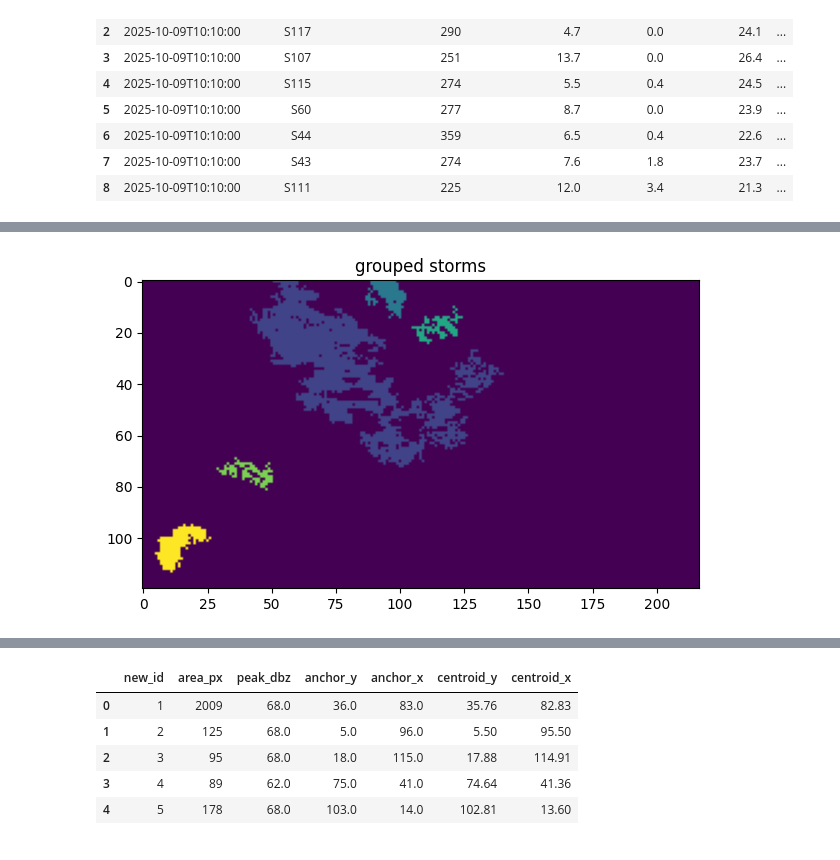
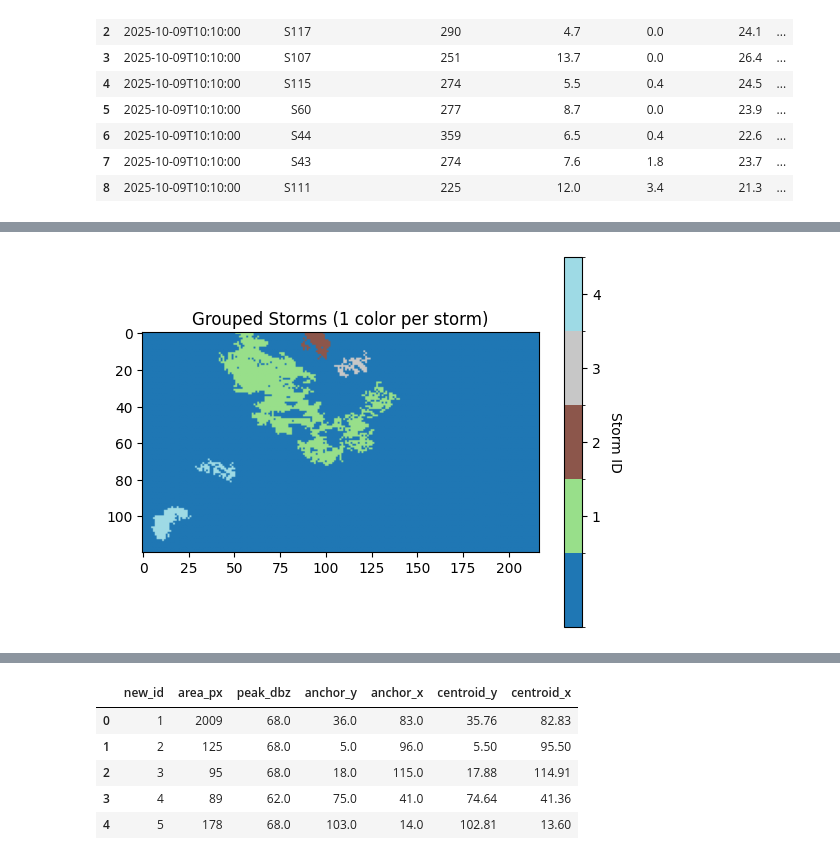
Before and after one commit to ShayneTan03/weather_app, a Jupyter notebook: backend/storm_object_detector/dev.ipynb, the cells around one changed output, grey strips where cells are left out. Drawn from its saved outputs; the diff is of its cells as text; code cells hidden in the pictures.

```diff
--- a/backend/storm_object_detector/dev.ipynb
+++ b/backend/storm_object_detector/dev.ipynb
@@ -206,7 +228,20 @@ possible_storm_df
 # %%
-plt.figure(figsize=(8,4))
-plt.imshow(possible_storm_grid)
-plt.title("grouped storms")
+unique_labels = np.unique(possible_storm_grid)
+unique_labels = unique_labels[unique_labels != 0]
+
+# create a discrete colormap with one color per storm
+cmap = plt.get_cmap("tab20", len(unique_labels))
+norm = colors.BoundaryNorm(boundaries=np.arange(len(unique_labels)+1)-0.5,
+                           ncolors=len(unique_labels))
+
+# plot the labeled grid
+im = plt.imshow(possible_storm_grid, cmap=cmap, norm=norm)
+
+# add discrete colorbar with storm IDs
+cbar = plt.colorbar(im, ticks=unique_labels)
+cbar.set_label("Storm ID", rotation=270, labelpad=15)
+
+plt.title("Grouped Storms (1 color per storm)")
 plt.show()
 # %% [output]
-[figure, old version]
+[figure, new version]
```
Also changed, not shown: parts of 7 cells of this notebook, 4 other files.
